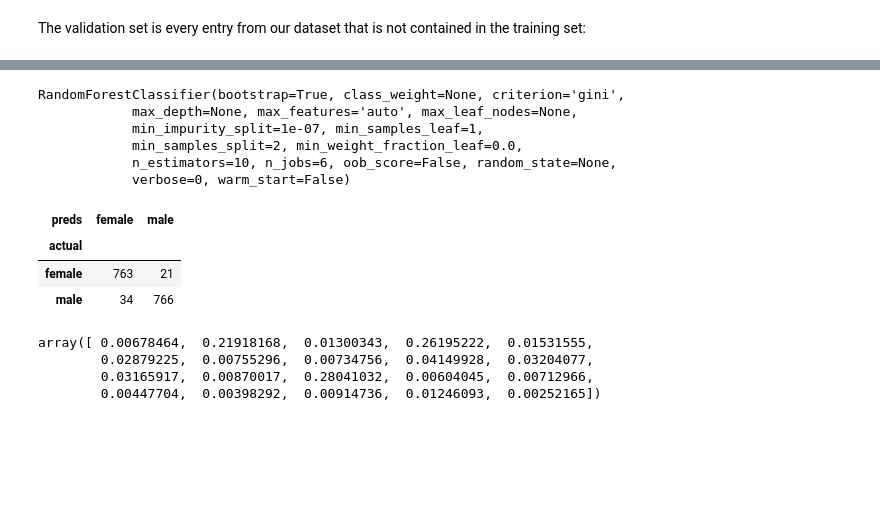
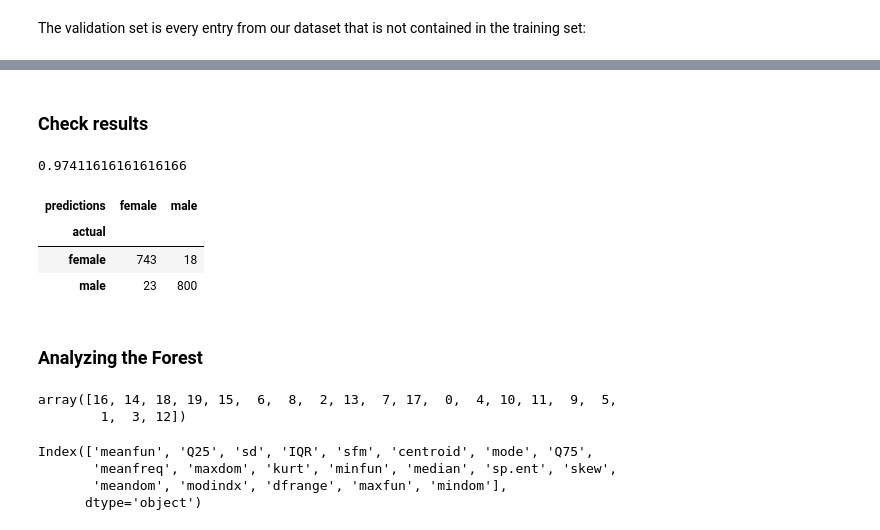
Before and after one commit to matthiasBender/movielens, a Jupyter notebook: Pandas Intro.ipynb, the cells around one changed output, grey strips where cells are left out. Drawn from its saved outputs; the diff is of its cells as text; code cells hidden in the pictures; blank space fills up the shorter version.

```diff
--- a/Pandas Intro.ipynb
+++ b/Pandas Intro.ipynb
@@ -288,7 +283,6 @@ forest = RandomForestClassifier(n_jobs=6)
 # %%
 # Prepping the data (strings should be transformed into enums)
-train_labels = pd.factorize(df_train["label"])[0]
-df_train["label"] = train_labels
+train_labels = df_train.label
+train_cols = df_train.ix[:,:-1]
+validate_labels = df_validate.label
+validate_cols = df_validate.ix[:,:-1]
-# %%
-validate_labels = pd.factorize(df_validate["label"])[0]
-df_validate.loc[:, ("label")] = validate_labels
@@ -311,25 +291,32 @@ train_labels = df_train.label
 # %%
-forest.fit(df_train.ix[:,:-1], df_train.label)
+forest.fit(train_cols, df_train.label)
+predictions = forest.predict(validate_cols)
-# %% [output]
-RandomForestClassifier(bootstrap=True, class_weight=None, criterion='gini',
-            max_depth=None, max_features='auto', max_leaf_nodes=None,
-            min_impurity_split=1e-07, min_samples_leaf=1,
-            min_samples_split=2, min_weight_fraction_leaf=0.0,
-            n_estimators=10, n_jobs=6, oob_score=False, random_state=None,
-            verbose=0, warm_start=False)
-# %%
-predictions = forest.predict(df_validate.ix[:,:-1])
-pd.crosstab(df_validate["label"], predictions, rownames=["actual"], colnames=["preds"])
-# %% [output]
-| preds | female | male |
-| actual |  |  |
-| female | 763 | 21 |
-| male | 34 | 766 |
-# %%
-forest.score(df_validate.ix[:,:-1], df_validate.label)
-forest.feature_importances_
-# %% [output]
-array([ 0.00678464,  0.21918168,  0.01300343,  0.26195222,  0.01531555,
-        0.02879225,  0.00755296,  0.00734756,  0.04149928,  0.03204077,
-        0.03165917,  0.00870017,  0.28041032,  0.00604045,  0.00712966,
-        0.00447704,  0.00398292,  0.00914736,  0.01246093,  0.00252165])
+# %% [markdown]
+### Check results
+# %%
+forest.score(validate_cols, validate_labels)
+# %% [output]
+0.97411616161616166
+# %%
+pd.crosstab(validate_labels, predictions, rownames=["actual"], colnames=["predictions"])
+# %% [output]
+| predictions | female | male |
+| actual |  |  |
+| female | 743 | 18 |
+| male | 23 | 800 |
+# %% [markdown]
+### Analyzing the Forest
+# %%
+features = forest.feature_importances_
+sorted_indices = features.argsort()
+sorted_indices
+# %% [output]
+array([16, 14, 18, 19, 15,  6,  8,  2, 13,  7, 17,  0,  4, 10, 11,  9,  5,
+        1,  3, 12])
+# %%
+df_data.columns[sorted_indices[::-1]]
+# %% [output]
+Index(['meanfun', 'Q25', 'sd', 'IQR', 'sfm', 'centroid', 'mode', 'Q75',
+       'meanfreq', 'maxdom', 'kurt', 'minfun', 'median', 'sp.ent', 'skew',
+       'meandom', 'modindx', 'dfrange', 'maxfun', 'mindom'],
+      dtype='object')
```
Also changed, not shown: parts of 14 cells of this notebook, 1 other file.
